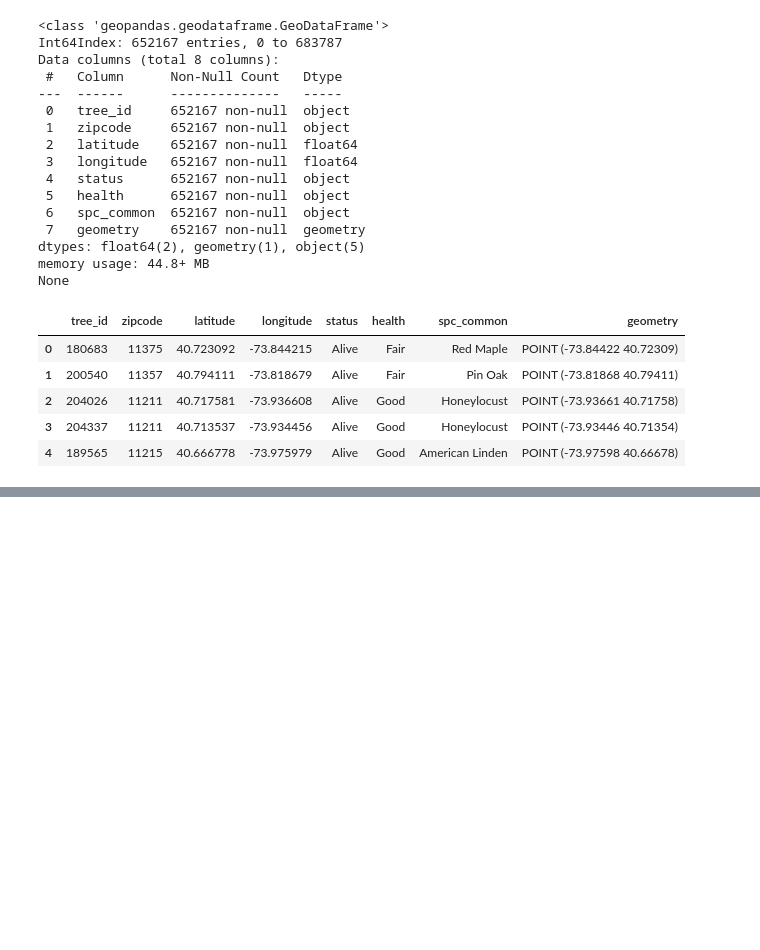
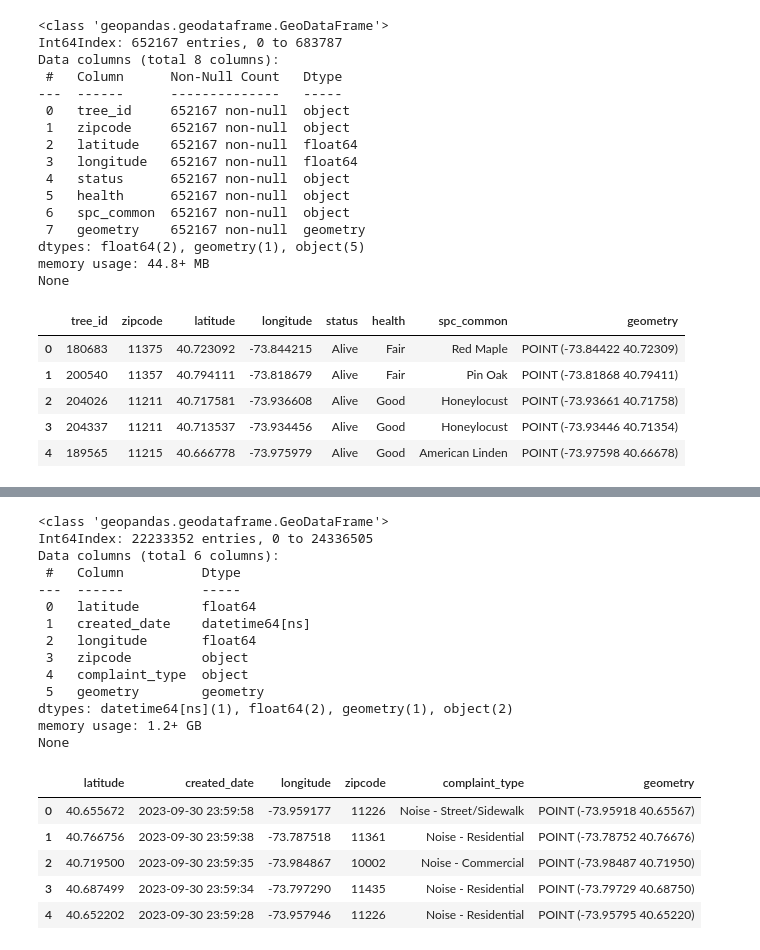
Before and after one commit to chunqiuxia108/FinalProject4501, a Jupyter notebook: cx2313_ly2637_FinalProject.ipynb, the cells around one changed output, grey strips where cells are left out. Drawn from its saved outputs; the diff is of its cells as text; code cells hidden in the pictures; blank space fills up the shorter version.

```diff
--- a/cx2313_ly2637_FinalProject.ipynb
+++ b/cx2313_ly2637_FinalProject.ipynb
@@ -289,0 +412,51 @@ None
+# %%
+# Step 3: Clean function
+def clean_311_data(gdf):
+    gdf_cleaned = gdf.copy()
+
+    # Rename 'incident_zip' to 'zipcode' for consistant in later mapping
+    gdf_cleaned.rename(columns={'incident_zip': 'zipcode'}, inplace=True)
+
+    # Filter based on zip codes present in the 'zipcode' dataframe
+    gdf_cleaned = gdf_cleaned[gdf_cleaned['zipcode'].isin(cleaned_zipcode_gdf['zipcode'])]
+
+    # Convert 'latitude' and 'longitude' to float
+    gdf_cleaned['latitude'] = pd.to_numeric(gdf_cleaned['latitude'], errors='coerce')
+    gdf_cleaned['longitude'] = pd.to_numeric(gdf_cleaned['longitude'], errors='coerce')
+
+    # Validate geometric data in 'geometry'
+    gdf_cleaned = gdf_cleaned[gdf_cleaned['geometry'].is_valid]
+
+    # Remove duplicates
+    gdf_cleaned = gdf_cleaned.drop_duplicates()
+
+    # Remove rows with missing values
+    gdf_cleaned = gdf_cleaned.dropna(subset=['latitude', 'longitude', 'zipcode'])
+
+    return gdf_cleaned
+
+cleaned_311_gdf = clean_311_data(nyc311_gdf)
+# %%
+print(cleaned_311_gdf.info())
+cleaned_311_gdf.head()
+# %% [output]
+<class 'geopandas.geodataframe.GeoDataFrame'>
+Int64Index: 22233352 entries, 0 to 24336505
+Data columns (total 6 columns):
+ #   Column          Dtype
+---  ------          -----
+ 0   latitude        float64
+ 1   created_date    datetime64[ns]
+ 2   longitude       float64
+ 3   zipcode         object
+ 4   complaint_type  object
+ 5   geometry        geometry
+dtypes: datetime64[ns](1), float64(2), geometry(1), object(2)
+memory usage: 1.2+ GB
+None
+|  | latitude | created_date | longitude | zipcode | complaint_type | geometry |
+| 0 | 40.655672 | 2023-09-30 23:59:58 | -73.959177 | 11226 | Noise - Street/Sidewalk | POINT (-73.95918 40.65567) |
+| 1 | 40.766756 | 2023-09-30 23:59:38 | -73.787518 | 11361 | Noise - Residential | POINT (-73.78752 40.76676) |
+| 2 | 40.719500 | 2023-09-30 23:59:35 | -73.984867 | 10002 | Noise - Commercial | POINT (-73.98487 40.71950) |
+| 3 | 40.687499 | 2023-09-30 23:59:34 | -73.797290 | 11435 | Noise - Residential | POINT (-73.79729 40.68750) |
+| 4 | 40.652202 | 2023-09-30 23:59:28 | -73.957946 | 11226 | Noise - Residential | POINT (-73.95795 40.65220) |
```
Also changed, not shown: parts of 15 cells of this notebook.
